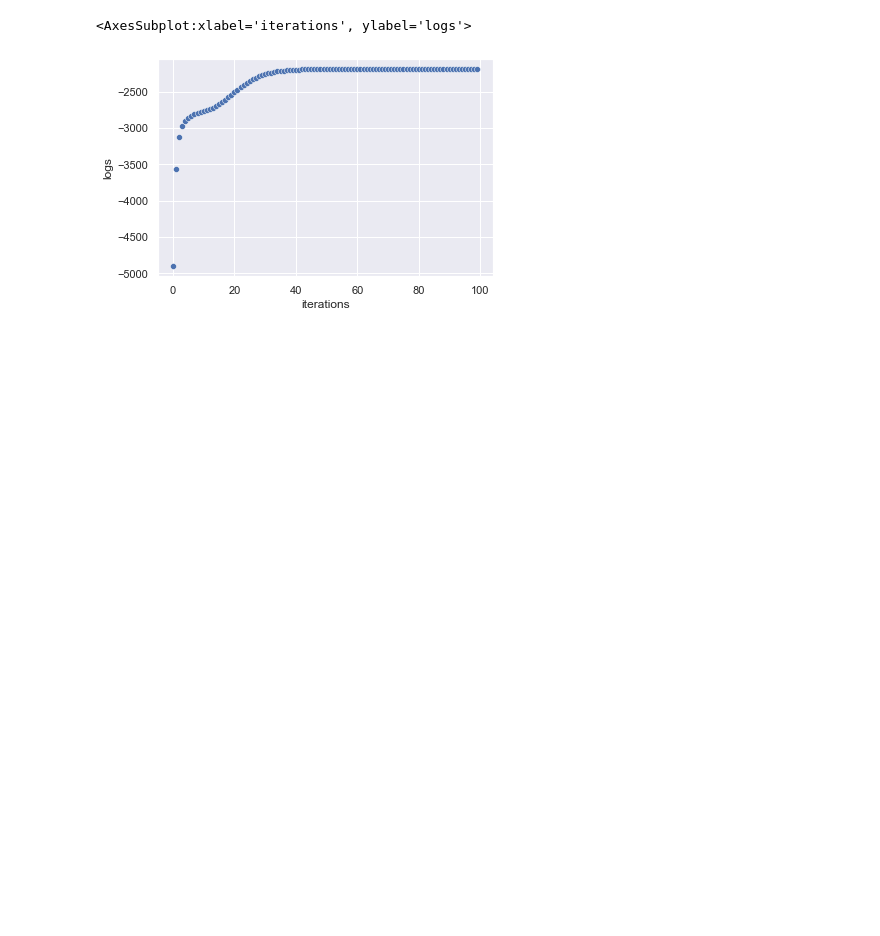
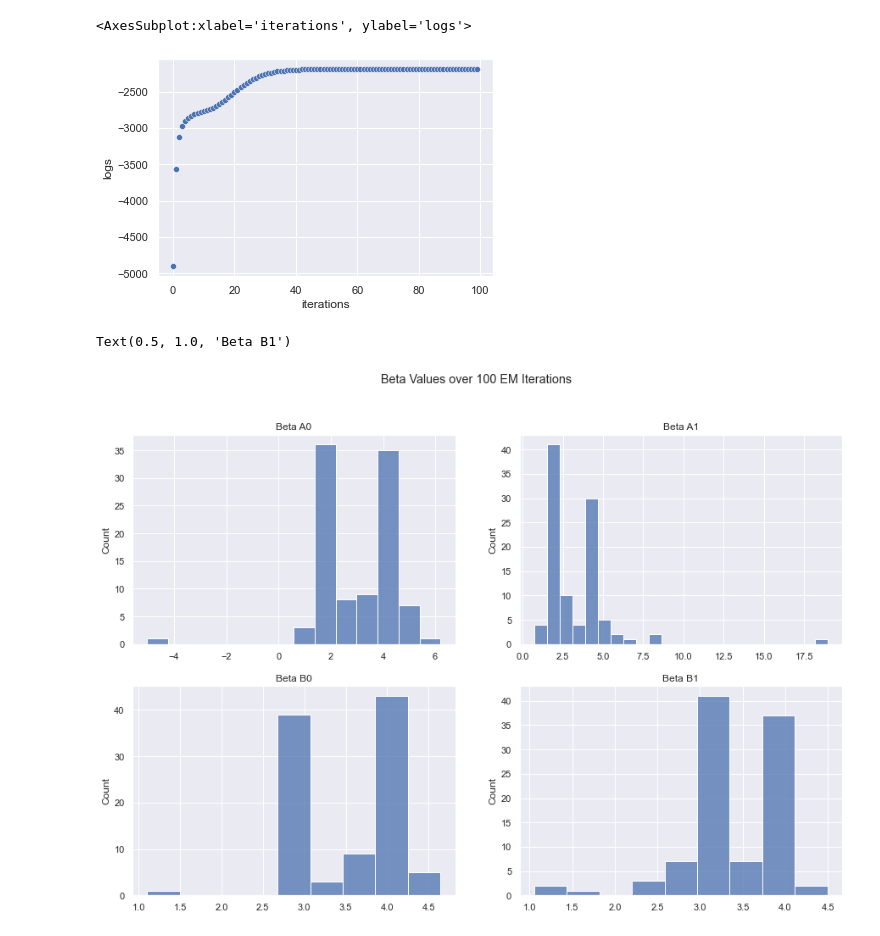
Before and after one commit to LiviReka/Statistics-EM-GMR, a Jupyter notebook: buelent_em.ipynb, the cells around one changed output. Cells and saved outputs as stored; diff of their text form; code cells hidden in the pictures; blank space fills up the shorter version.

Commit message:
added plots of betas

```diff
--- a/buelent_em.ipynb
+++ b/buelent_em.ipynb
@@ -237,3 +233,34 @@ sns.scatterplot(x = 'iterations', y = 'logs', data = data_log)
 # %% [output]
 <AxesSubplot:xlabel='iterations', ylabel='logs'>
 [figure]
+# %%
+betas_a0 = []
+betas_a1 = []
+betas_b0 = []
+betas_b1 = []
+iterations = []
+i = 0
+
+for i in range(0,100):
+    parameter_list = initialize_parameter_list({})
+    try:
+        new_params, log_likelies = run_em(parameter_list, df)
+    except:
+        "math error"
+    betas_a0.append(new_params['beta_a0'])
+    betas_a1.append(new_params['beta_b0'])
+    betas_b0.append(new_params['beta_a1'])
+    betas_b1.append(new_params['beta_b1'])
+    i+= 1
+    iterations.append(i)
+# %%
+# sns.scatterplot(x = betas_a0, y = iterations)
+fig, axes = plt.subplots(2, 2, figsize=(15,10))
+fig.suptitle(f'Beta Values over {i} EM Iterations')
+sns.histplot(x=betas_a0, ax=axes[0, 0]).set_title('Beta A0')
+sns.histplot(x=betas_a1, ax=axes[0, 1]).set_title('Beta A1')
+sns.histplot(x=betas_b0, ax=axes[1, 0]).set_title('Beta B0')
+sns.histplot(x=betas_b1, ax=axes[1, 1]).set_title('Beta B1')
+# %% [output]
+Text(0.5, 1.0, 'Beta B1')
+[figure, added]
```
Also changed, not shown: parts of 1 cell of this notebook.
